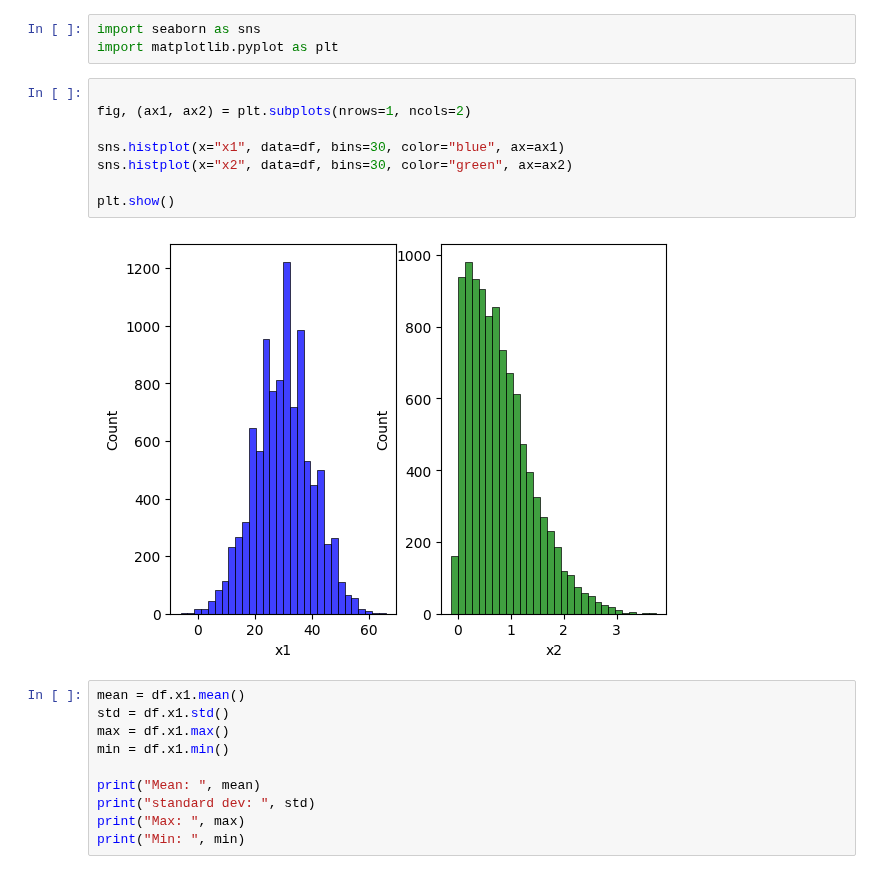
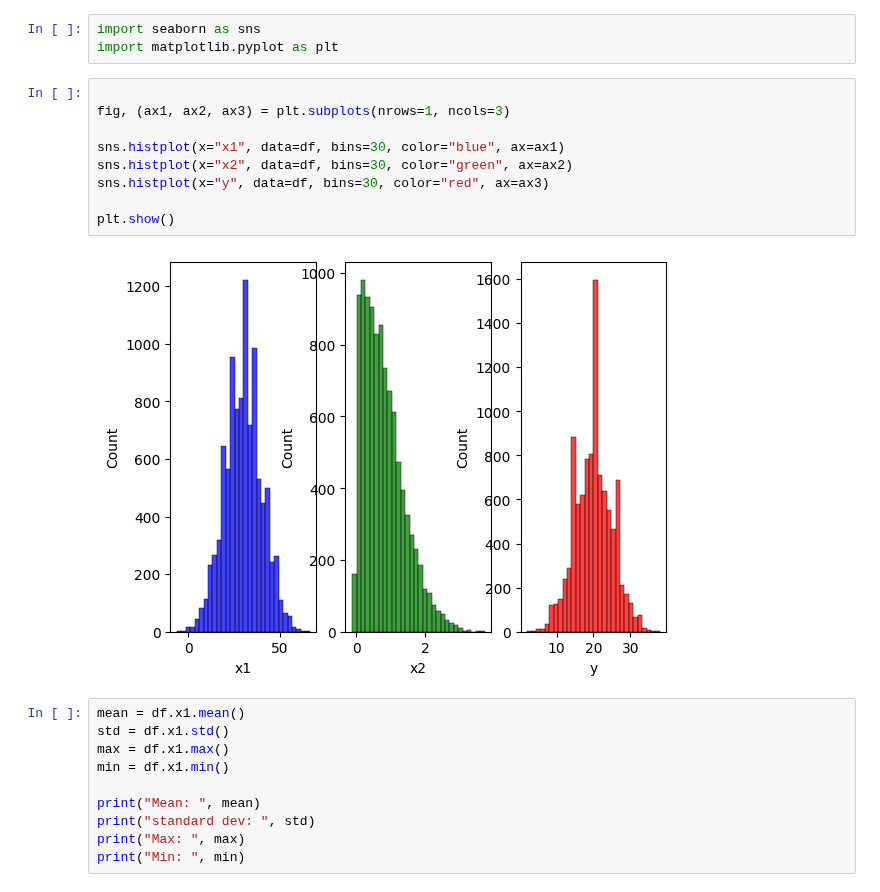
Before and after one commit to Haseebi-khan/MachineLearning, a Jupyter notebook: 7.1.DataPreprocessingHandlingOutliers.ipynb, the cells around one changed output. Drawn from its saved outputs; the diff is of its cells as text.

Commit message:
Data Preprocessing Handling Outliers 7.1 univarite and 7.2 bivarite Outliers.
Signed-off-by: haseeb khan <haseebkhanbettani@gmail.com>

```diff
--- a/7.1.DataPreprocessingHandlingOutliers.ipynb
+++ b/7.1.DataPreprocessingHandlingOutliers.ipynb
@@ -95,14 +95,15 @@ import seaborn as sns
 import matplotlib.pyplot as plt
 # %%
 
-fig, (ax1, ax2) = plt.subplots(nrows=1, ncols=2)
+fig, (ax1, ax2, ax3) = plt.subplots(nrows=1, ncols=3)
 
 sns.histplot(x="x1", data=df, bins=30, color="blue", ax=ax1)
 sns.histplot(x="x2", data=df, bins=30, color="green", ax=ax2)
+sns.histplot(x="y", data=df, bins=30, color="red", ax=ax3)
 
 plt.show()
 # %% [output]
-[figure, old version]
+[figure, new version]
 # %%
 mean = df.x1.mean()
 std = df.x1.std()
```
Also changed, not shown: parts of 4 cells of this notebook, 4 other files.
